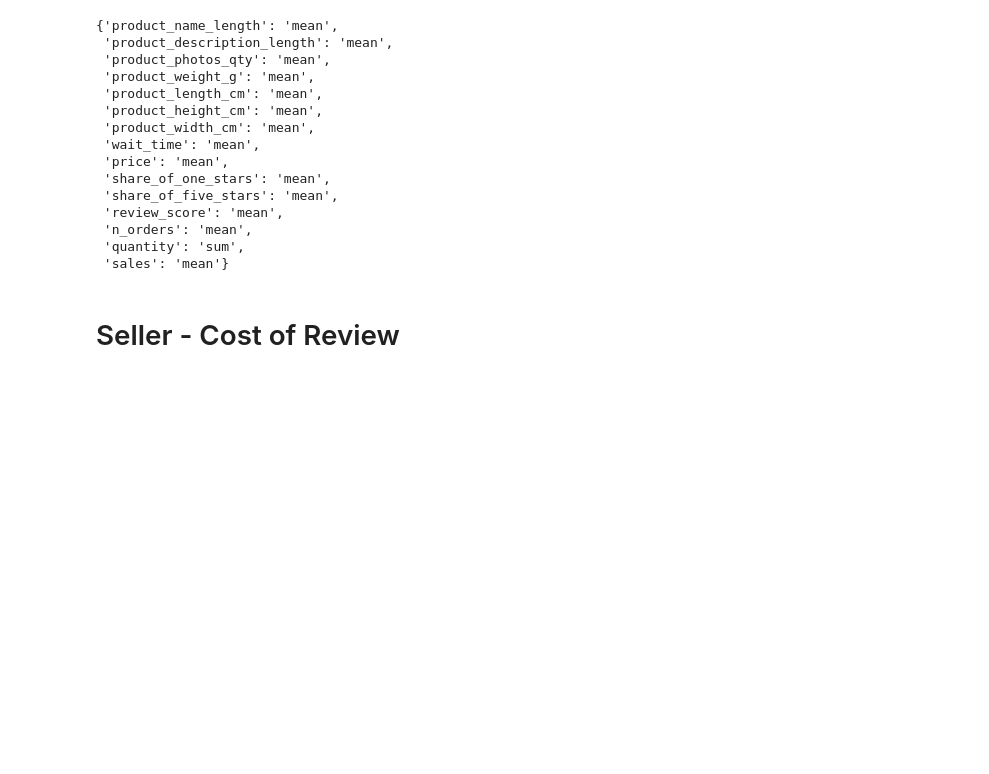
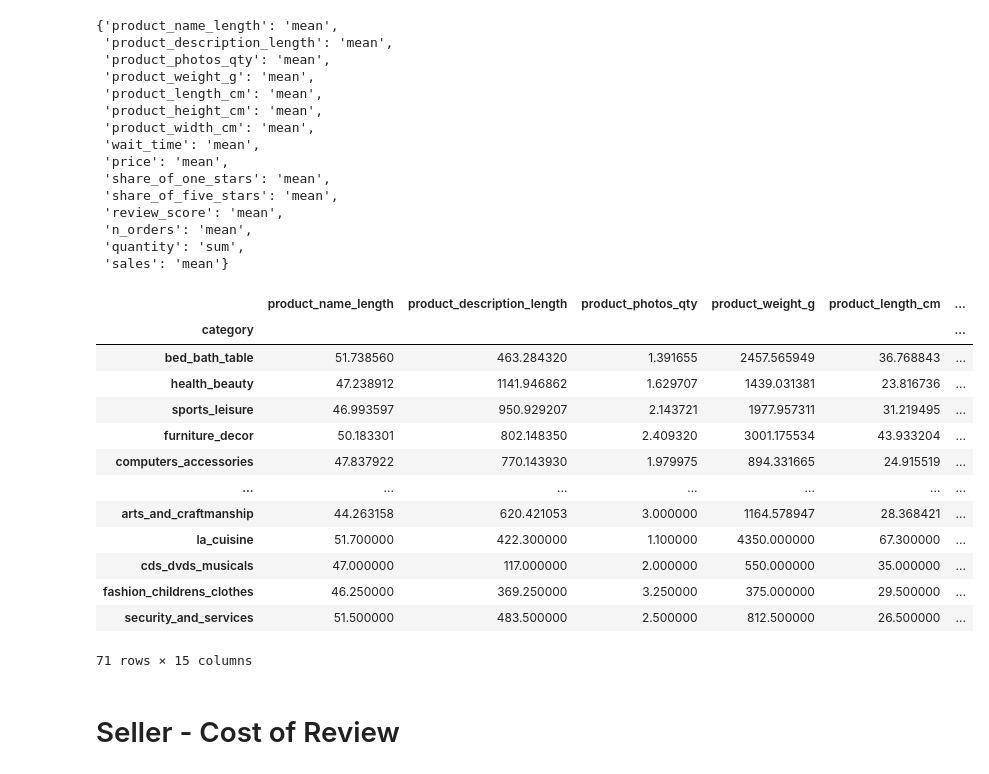
Before and after one commit to multiyumz/data-science-challenges, a Jupyter notebook: data-recap_ceo_request/Seller_P&L_Analysis.ipynb, the cells around one changed output. Drawn from its saved outputs; the diff is of its cells as text; code cells hidden in the pictures; blank space fills up the shorter version.

```diff
--- a/data-recap_ceo_request/Seller_P&L_Analysis.ipynb
+++ b/data-recap_ceo_request/Seller_P&L_Analysis.ipynb
@@ -13,4 +13,5 @@ from olist.data import Olist
 # %% [markdown]
 # Product Cat
 # %%
-product = Product()
+product = Product().get_training_data()
+product
@@ -18,4 +33,5 @@ product = Product()
 products = product.get_training_data()
 products.head(5)
 # %%
-columns = list(products.select_dtypes(exclude=['object']).columns)
+columns = list(product.select_dtypes(exclude=['object']).columns)
+columns
@@ -43,7 +76,23 @@ agg_params
  'quantity': 'sum',
  'sales': 'mean'}
 # %%
-product_cat = products.groupby('quantity').agg(agg_params)
+product_cat = product.groupby('category').agg(agg_params).sort_values("quantity", ascending=False)
+product_cat
+# %% [output]
+|  | product_name_length | product_description_length | product_photos_qty | product_weight_g | product_length_cm | ... |
+| category |  |  |  |  |  | ... |
+| bed_bath_table | 51.738560 | 463.284320 | 1.391655 | 2457.565949 | 36.768843 | ... |
+| health_beauty | 47.238912 | 1141.946862 | 1.629707 | 1439.031381 | 23.816736 | ... |
+| sports_leisure | 46.993597 | 950.929207 | 2.143721 | 1977.957311 | 31.219495 | ... |
+| furniture_decor | 50.183301 | 802.148350 | 2.409320 | 3001.175534 | 43.933204 | ... |
+| computers_accessories | 47.837922 | 770.143930 | 1.979975 | 894.331665 | 24.915519 | ... |
+| ... | ... | ... | ... | ... | ... | ... |
+| arts_and_craftmanship | 44.263158 | 620.421053 | 3.000000 | 1164.578947 | 28.368421 | ... |
+| la_cuisine | 51.700000 | 422.300000 | 1.100000 | 4350.000000 | 67.300000 | ... |
+| cds_dvds_musicals | 47.000000 | 117.000000 | 2.000000 | 550.000000 | 35.000000 | ... |
+| fashion_childrens_clothes | 46.250000 | 369.250000 | 3.250000 | 375.000000 | 29.500000 | ... |
+| security_and_services | 51.500000 | 483.500000 | 2.500000 | 812.500000 | 26.500000 | ... |
+71 rows × 15 columns
 # %% [markdown]
 # Seller - Cost of Review
 # %%
```
Also changed, not shown: parts of 4 cells of this notebook, 27 other files.
